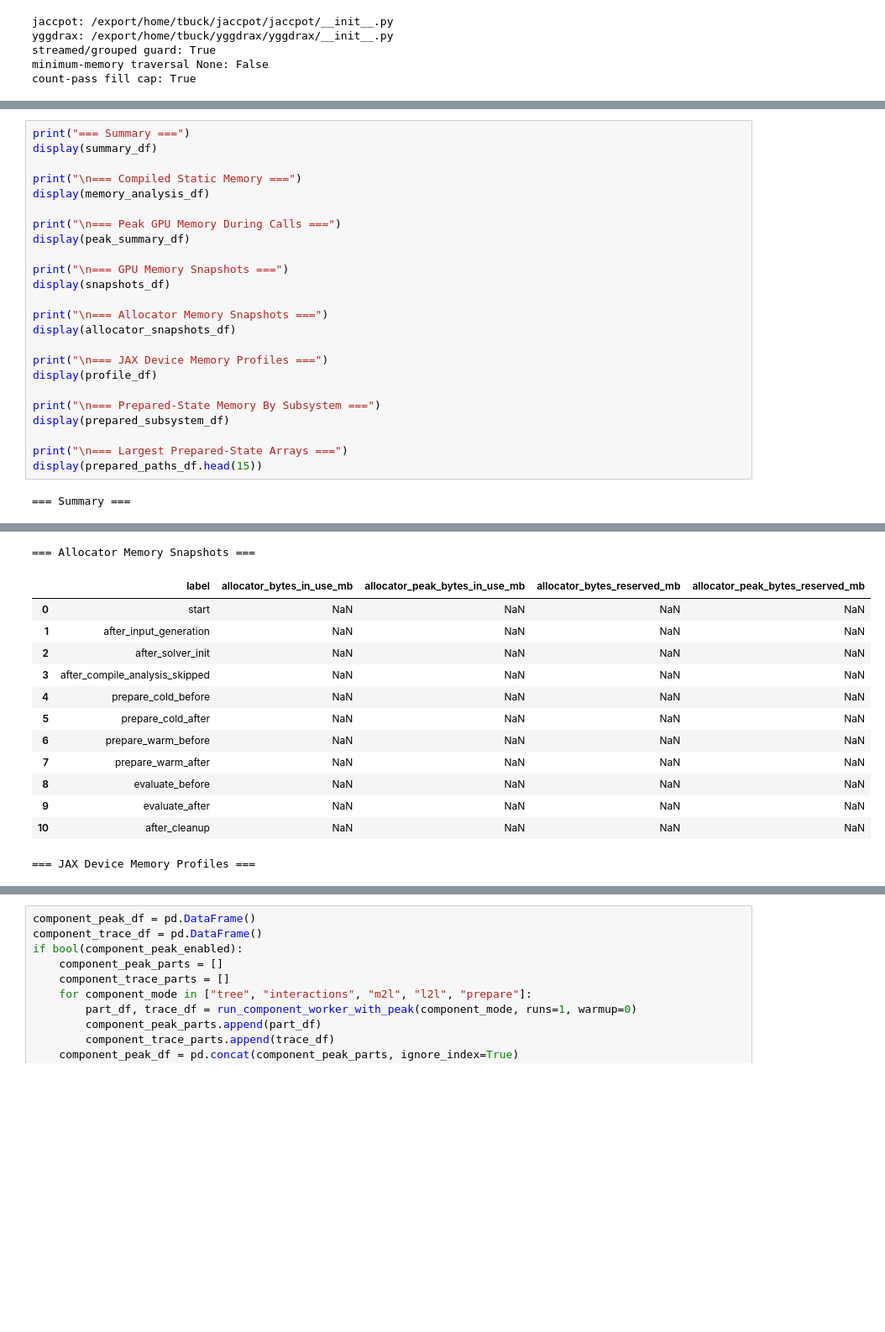
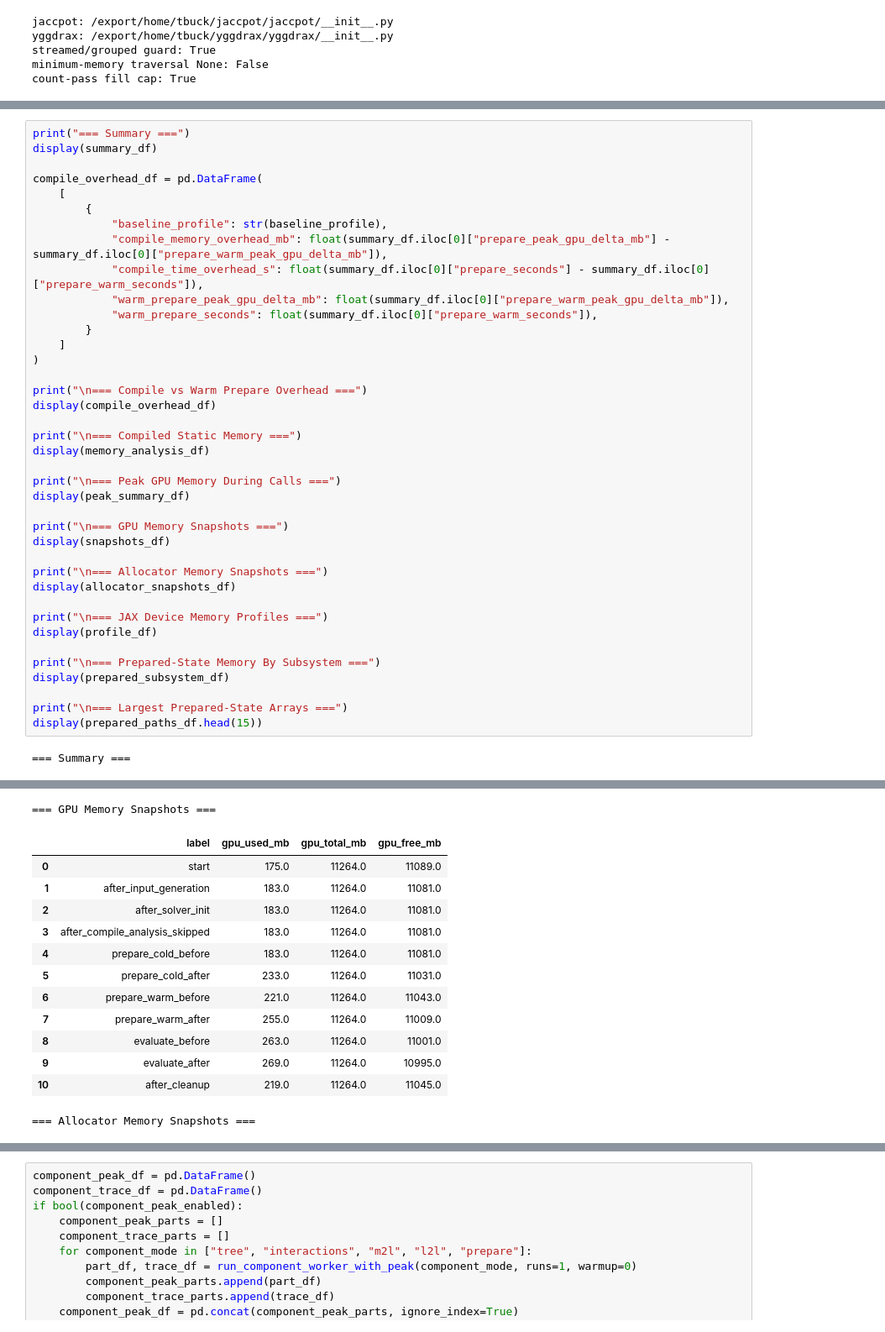
Before and after one commit to TobiBu/jaccpot, a Jupyter notebook: examples/benchmark_gpu_single_n_memory.ipynb, the cells around one changed output, grey strips where cells are left out. Shown at 84% size. Drawn from its saved outputs; the diff is of its cells as text; blank space fills up the shorter version.

```diff
--- a/examples/benchmark_gpu_single_n_memory.ipynb
+++ b/examples/benchmark_gpu_single_n_memory.ipynb
@@ -979,6 +1069,21 @@ summary_df
 # %%
 print("=== Summary ===")
 display(summary_df)
+
+compile_overhead_df = pd.DataFrame(
+    [
+        {
+            "baseline_profile": str(baseline_profile),
+            "compile_memory_overhead_mb": float(summary_df.iloc[0]["prepare_peak_gpu_delta_mb"] - summary_df.iloc[0]["prepare_warm_peak_gpu_delta_mb"]),
+            "compile_time_overhead_s": float(summary_df.iloc[0]["prepare_seconds"] - summary_df.iloc[0]["prepare_warm_seconds"]),
+            "warm_prepare_peak_gpu_delta_mb": float(summary_df.iloc[0]["prepare_warm_peak_gpu_delta_mb"]),
+            "warm_prepare_seconds": float(summary_df.iloc[0]["prepare_warm_seconds"]),
+        }
+    ]
+)
+
+print("\n=== Compile vs Warm Prepare Overhead ===")
+display(compile_overhead_df)
 
 print("\n=== Compiled Static Memory ===")
 display(memory_analysis_df)
@@ -1028,14 +1123,14 @@ display(prepared_paths_df.head(15))
-=== Allocator Memory Snapshots ===
+=== GPU Memory Snapshots ===
-|  | label | allocator_bytes_in_use_mb | allocator_peak_bytes_in_use_mb | allocator_bytes_reserved_mb | allocator_peak_bytes_reserved_mb |
-| 0 | start | NaN | NaN | NaN | NaN |
-| 1 | after_input_generation | NaN | NaN | NaN | NaN |
-| 2 | after_solver_init | NaN | NaN | NaN | NaN |
-| 3 | after_compile_analysis_skipped | NaN | NaN | NaN | NaN |
-| 4 | prepare_cold_before | NaN | NaN | NaN | NaN |
-| 5 | prepare_cold_after | NaN | NaN | NaN | NaN |
-| 6 | prepare_warm_before | NaN | NaN | NaN | NaN |
-| 7 | prepare_warm_after | NaN | NaN | NaN | NaN |
-| 8 | evaluate_before | NaN | NaN | NaN | NaN |
-| 9 | evaluate_after | NaN | NaN | NaN | NaN |
-| 10 | after_cleanup | NaN | NaN | NaN | NaN |
+|  | label | gpu_used_mb | gpu_total_mb | gpu_free_mb |
+| 0 | start | 175.0 | 11264.0 | 11089.0 |
+| 1 | after_input_generation | 183.0 | 11264.0 | 11081.0 |
+| 2 | after_solver_init | 183.0 | 11264.0 | 11081.0 |
+| 3 | after_compile_analysis_skipped | 183.0 | 11264.0 | 11081.0 |
+| 4 | prepare_cold_before | 183.0 | 11264.0 | 11081.0 |
+| 5 | prepare_cold_after | 233.0 | 11264.0 | 11031.0 |
+| 6 | prepare_warm_before | 221.0 | 11264.0 | 11043.0 |
+| 7 | prepare_warm_after | 255.0 | 11264.0 | 11009.0 |
+| 8 | evaluate_before | 263.0 | 11264.0 | 11001.0 |
+| 9 | evaluate_after | 269.0 | 11264.0 | 10995.0 |
+| 10 | after_cleanup | 219.0 | 11264.0 | 11045.0 |
-=== JAX Device Memory Profiles ===
+=== Allocator Memory Snapshots ===
```
Also changed, not shown: parts of 12 cells of this notebook, 1 other file.
